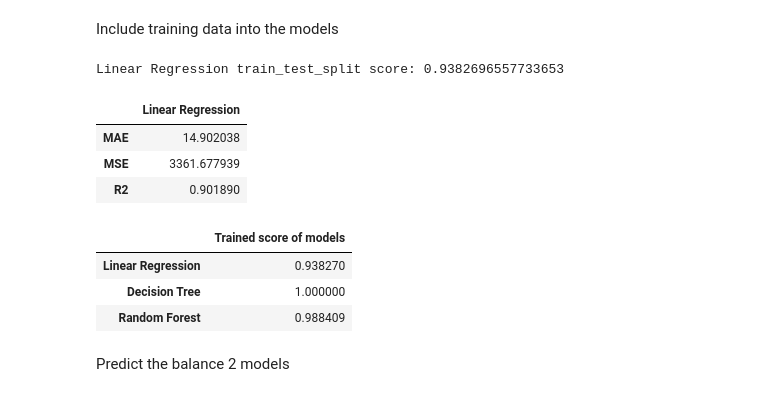
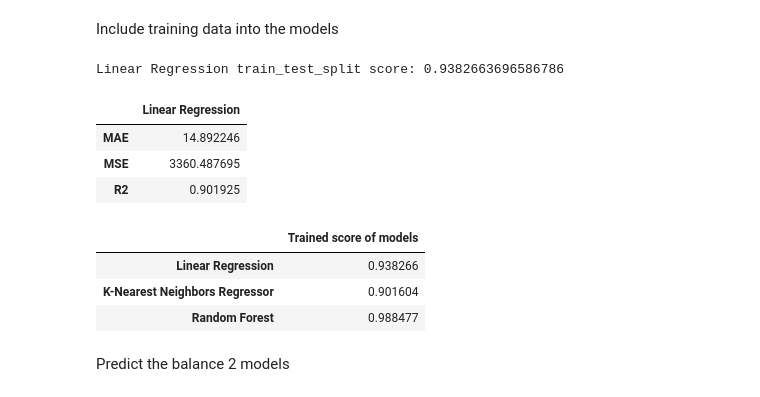
Before and after one commit to suryadev22092005-stack/Bus-Delay-prediction-project-ML, a Jupyter notebook: notebook/ML_Project_Bus_delay_Prediction.ipynb, the cells around one changed output. Drawn from its saved outputs; the diff is of its cells as text; code cells hidden in the pictures.

```diff
--- a/notebook/ML_Project_Bus_delay_Prediction.ipynb
+++ b/notebook/ML_Project_Bus_delay_Prediction.ipynb
@@ -55,7 +55,7 @@ df.head()
 # %%
 #replace unwanted values
 df.replace({'Incident':{'Road Blocked - NON-TTC Collision':'Road Blocked','Collision - TTC':'Collision','Held By':'Tire Puncher','Operations - Operator':'Operations','Cleaning - Unsanitary':'Cleaning'}},inplace=True)
-df.replace({'Direction':{'B':'W','`':'E','1':'S','/':'N','L':'W','D':'W','G':'W','H':'E','7':'S',str('\\'):'E'}},inplace=True)
+df.replace({'Direction':{'B':None,'`':None,'1':None,'/':None,'L':None,'D':None,'G':None,'H':None,'7':None,str('\\'):None}},inplace=True)
 df['Incident'].value_counts()
 df['Vehicle']=df['Vehicle'].astype('str')
 df
@@ -340,23 +341,23 @@ pred_y1=lr.predict(test_x)
 line=pd.DataFrame({"Linear Regression": [mean_absolute_error(test_y,pred_y1), mean_squared_error(test_y,pred_y1), r2_score(test_y,pred_y1)]}, index=['MAE', 'MSE', 'R2'])
 line
 # %% [output]
-Linear Regression train_test_split score: 0.9382696557733653
+Linear Regression train_test_split score: 0.9382663696586786
 |  | Linear Regression |
-| MAE | 14.902038 |
-| MSE | 3361.677939 |
-| R2 | 0.901890 |
+| MAE | 14.892246 |
+| MSE | 3360.487695 |
+| R2 | 0.901925 |
 # %%
-dtr=DecisionTreeRegressor(random_state=42).fit(train_x,train_y)
-rfr=RandomForestRegressor(random_state=42,n_jobs=-1).fit(train_x,train_y)
+knr=KNeighborsRegressor().fit(train_x,train_y)
+rfr=RandomForestRegressor(random_state=42,n_jobs=-1).fit(train_x_copy,train_y_copy)
 # %%
 
-score=pd.DataFrame({"Trained score of models":[lr.score(train_x,train_y), dtr.score(train_x,train_y), rfr.score(train_x,train_y)]}, index=['Linear Regression', 'Decision Tree', 'Random Forest'])
+score=pd.DataFrame({"Trained score of models":[lr.score(train_x,train_y), knr.score(train_x,train_y), rfr.score(train_x_copy,train_y_copy)]}, index=['Linear Regression', 'K-Nearest Neighbors Regressor', 'Random Forest'])
 score
 # %% [output]
 |  | Trained score of models |
-| Linear Regression | 0.938270 |
-| Decision Tree | 1.000000 |
-| Random Forest | 0.988409 |
+| Linear Regression | 0.938266 |
+| K-Nearest Neighbors Regressor | 0.901604 |
+| Random Forest | 0.988477 |
 # %% [markdown]
 Predict the balance 2 models
 # %%
```
Also changed, not shown: parts of 26 cells of this notebook.
